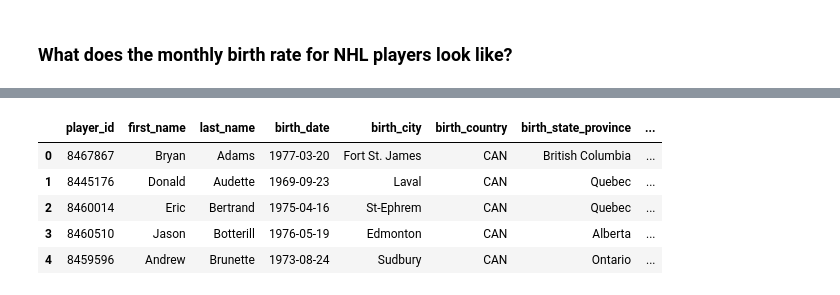
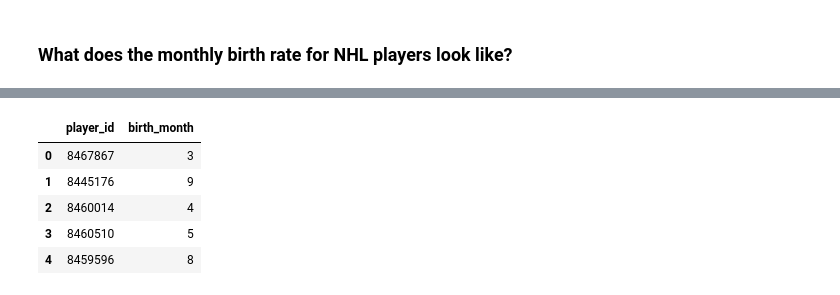
Before and after one commit to jbwhit/tidytuesday005, a Jupyter notebook: nbs/00_core.ipynb, the cells around one changed output, grey strips where cells are left out. Cells and saved outputs as stored; diff of their text form; code cells hidden in the pictures.

```diff
--- a/nbs/00_core.ipynb
+++ b/nbs/00_core.ipynb
@@ -53,20 +56,15 @@ thousands_formatter = FuncFormatter(lambda x, pos: f"{x:,.0f}")
+# %%
+canada_births_1991_2022 = pd.read_csv(
+    "https://raw.githubusercontent.com/rfordatascience/tidytuesday/master/data/2024/2024-01-09/canada_births_1991_2022.csv"
+)
+nhl_player_births = pd.read_csv(
+    "https://raw.githubusercontent.com/rfordatascience/tidytuesday/master/data/2024/2024-01-09/nhl_player_births.csv"
+)
+nhl_rosters = pd.read_csv(
+    "https://raw.githubusercontent.com/rfordatascience/tidytuesday/master/data/2024/2024-01-09/nhl_rosters.csv"
+)
+nhl_teams = pd.read_csv(
+    "https://raw.githubusercontent.com/rfordatascience/tidytuesday/master/data/2024/2024-01-09/nhl_teams.csv"
+)
 # %% [markdown]
 ## Functions
-# %%
-def raw_to_cleaned_canada(df_):
-    return (
-        df_
-        .assign(yearmonth=pd.to_datetime(df_[['year', 'month']].assign(day=1)))
-
-    )
-
-clean_canada_births = raw_to_cleaned_canada(canada_births_1991_2022)
-clean_canada_births.head()
-
-def raw_to_cleaned_nhl_player_births(df_):
-    return(
-        df_.assign(birth_date=pd.to_datetime(df_['birth_date']))
-    )
-
-clean_nhl_player_births = raw_to_cleaned_nhl_player_births(nhl_player_births)
-clean_nhl_player_births.head()
@@ -97,5 +70,0 @@ dtype: object
-# %%
-canada_births_1991_2022 = pd.read_csv('https://raw.githubusercontent.com/rfordatascience/tidytuesday/master/data/2024/2024-01-09/canada_births_1991_2022.csv')
-nhl_player_births = pd.read_csv('https://raw.githubusercontent.com/rfordatascience/tidytuesday/master/data/2024/2024-01-09/nhl_player_births.csv')
-nhl_rosters = pd.read_csv('https://raw.githubusercontent.com/rfordatascience/tidytuesday/master/data/2024/2024-01-09/nhl_rosters.csv')
-nhl_teams = pd.read_csv('https://raw.githubusercontent.com/rfordatascience/tidytuesday/master/data/2024/2024-01-09/nhl_teams.csv')
@@ -172,13 +191,13 @@ fig.tight_layout()
 # %% [markdown]
 ### What does the monthly birth rate for NHL players look like?
 # %%
-clean_nhl_player_births.head()
+clean_nhl_player_births.head()[["player_id", "birth_month"]]
 # %% [output]
 [interactive output not drawn]
-|  | player_id | first_name | last_name | birth_date | birth_city | birth_country | birth_state_province | ... |
-| 0 | 8467867 | Bryan | Adams | 1977-03-20 | Fort St. James | CAN | British Columbia | ... |
-| 1 | 8445176 | Donald | Audette | 1969-09-23 | Laval | CAN | Quebec | ... |
-| 2 | 8460014 | Eric | Bertrand | 1975-04-16 | St-Ephrem | CAN | Quebec | ... |
-| 3 | 8460510 | Jason | Botterill | 1976-05-19 | Edmonton | CAN | Alberta | ... |
-| 4 | 8459596 | Andrew | Brunette | 1973-08-24 | Sudbury | CAN | Ontario | ... |
+|  | player_id | birth_month |
+| 0 | 8467867 | 3 |
+| 1 | 8445176 | 9 |
+| 2 | 8460014 | 4 |
+| 3 | 8460510 | 5 |
+| 4 | 8459596 | 8 |
 # %%
```
Also changed, not shown: parts of 41 cells of this notebook, 1 other file.
